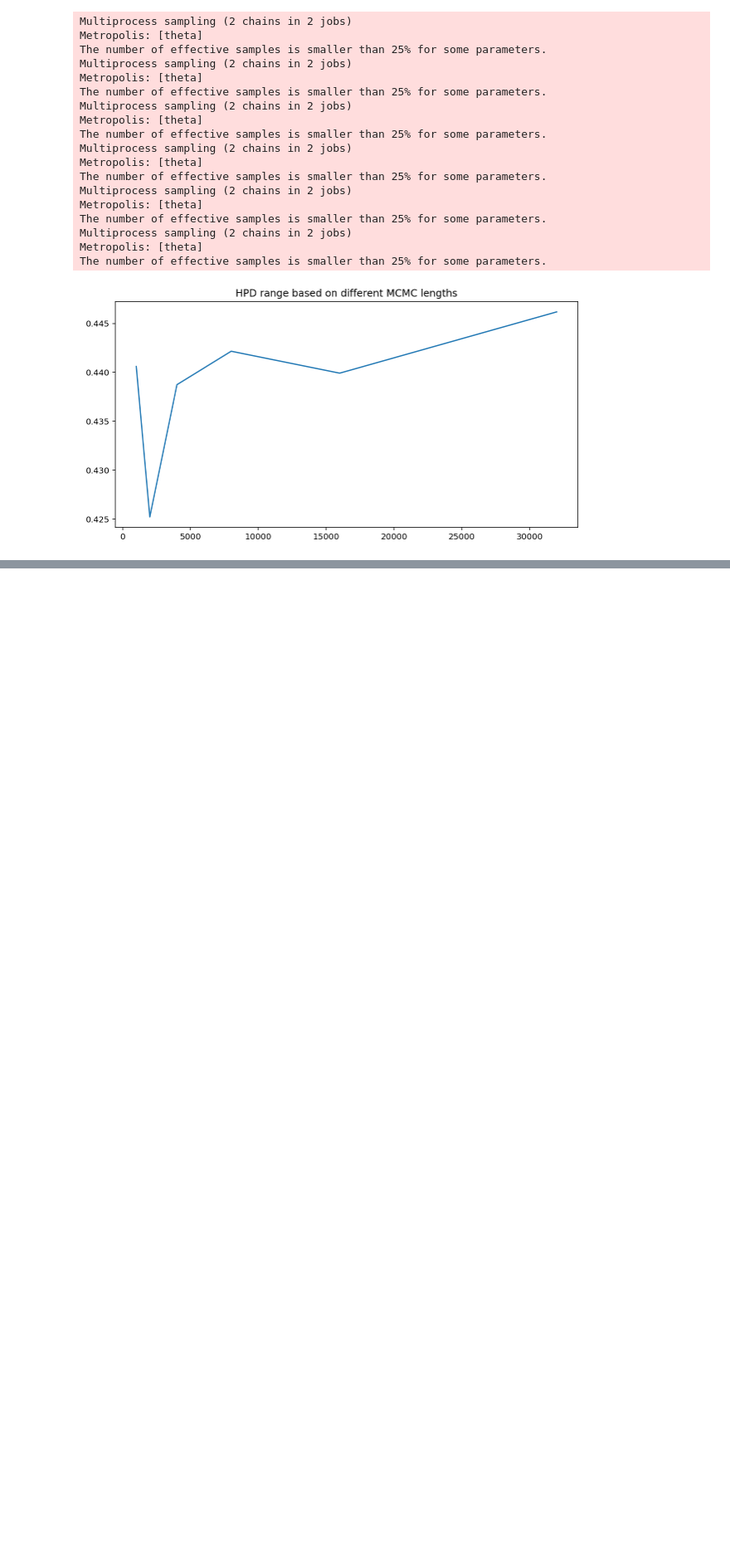
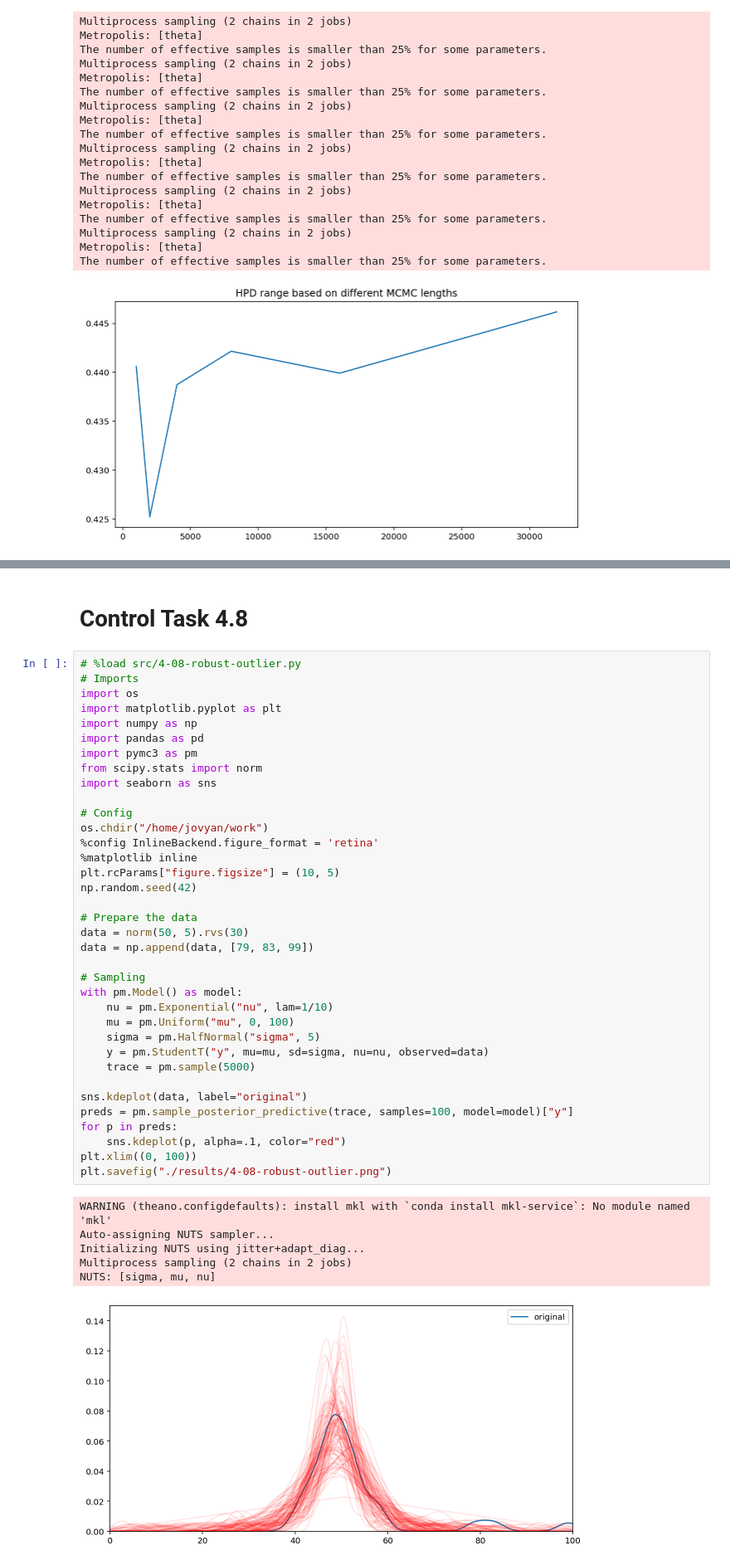
Before and after one commit to jgoerner/advanced-statistics, a Jupyter notebook: statistics/notebooks/Readingguide-4.ipynb, the cells around one changed output, grey strips where cells are left out. Shown at 83% size. Saved outputs shown, nothing was run; the diff lists cells and outputs as text; blank space fills up the shorter version.

```diff
--- a/statistics/notebooks/Readingguide-4.ipynb
+++ b/statistics/notebooks/Readingguide-4.ipynb
@@ -121,0 +236,45 @@ The number of effective samples is smaller than 25% for some parameters.
+# %% [markdown]
+# Control Task 4.8
+# %%
+# %load src/4-08-robust-outlier.py
+# Imports
+import os
+import matplotlib.pyplot as plt
+import numpy as np
+import pandas as pd
+import pymc3 as pm
+from scipy.stats import norm
+import seaborn as sns
+
+# Config
+os.chdir("/home/jovyan/work")
+%config InlineBackend.figure_format = 'retina'
+%matplotlib inline
+plt.rcParams["figure.figsize"] = (10, 5)
+np.random.seed(42)
+
+# Prepare the data
+data = norm(50, 5).rvs(30)
+data = np.append(data, [79, 83, 99])
+
+# Sampling
+with pm.Model() as model:
+    nu = pm.Exponential("nu", lam=1/10)
+    mu = pm.Uniform("mu", 0, 100)
+    sigma = pm.HalfNormal("sigma", 5)
+    y = pm.StudentT("y", mu=mu, sd=sigma, nu=nu, observed=data)
+    trace = pm.sample(5000)
+
+sns.kdeplot(data, label="original")
+preds = pm.sample_posterior_predictive(trace, samples=100, model=model)["y"]
+for p in preds:
+    sns.kdeplot(p, alpha=.1, color="red")
+plt.xlim((0, 100))
+plt.savefig("./results/4-08-robust-outlier.png")
+# %% [output]
+WARNING (theano.configdefaults): install mkl with `conda install mkl-service`: No module named 'mkl'
+Auto-assigning NUTS sampler...
+Initializing NUTS using jitter+adapt_diag...
+Multiprocess sampling (2 chains in 2 jobs)
+NUTS: [sigma, mu, nu]
+[figure, added]
```
Also changed, not shown: parts of 15 cells of this notebook, 21 other files.
